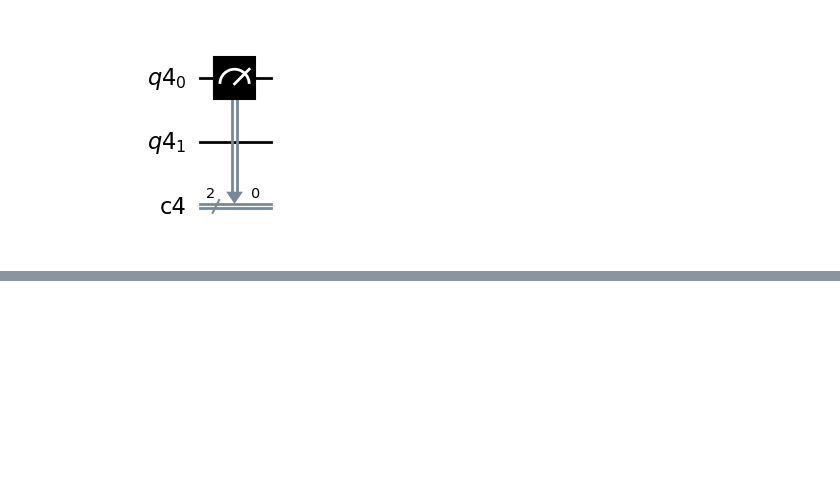
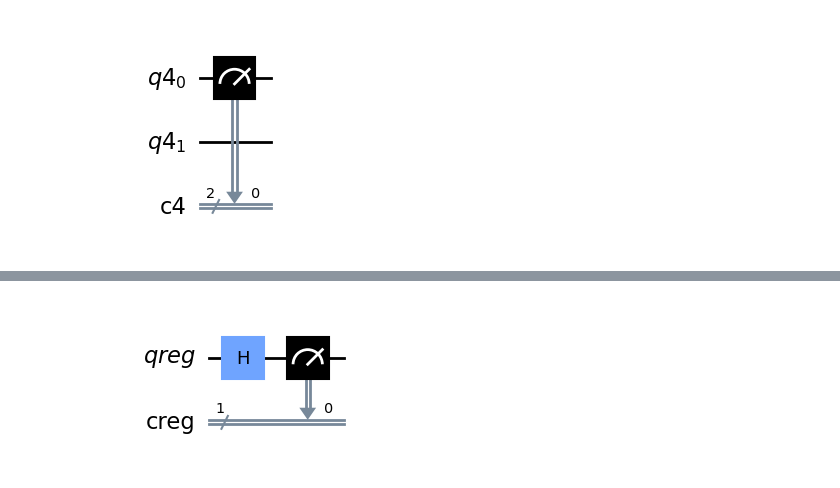
Before and after one commit to JoulesCH/computacion-cuantica, a Jupyter notebook: Charla-CIC Computación Cuántica.ipynb, the cells around one changed output, grey strips where cells are left out. Saved outputs shown, nothing was run; the diff lists cells and outputs as text; code cells hidden in the pictures; blank space fills up the shorter version.

```diff
--- a/Charla-CIC Computación Cuántica.ipynb
+++ b/Charla-CIC Computación Cuántica.ipynb
@@ -826,0 +906,24 @@ Cuando creamos un qubit, y lo medimos, el resultado se almacena en un bit clási
+# %%
+# importamos todos los objetos y métodos necesarios para un circuito cuántico
+from qiskit import QuantumRegister, ClassicalRegister, QuantumCircuit, execute, Aer
+
+# definimos un regitro de un solo qubit
+q =  QuantumRegister(1,"qreg")
+
+# definimos un registro con un solo bit cuántico
+# guarda la medición resultante de la parte cuántica
+c = ClassicalRegister(1,"creg")
+
+# definimos un circuito cuántico
+qc = QuantumCircuit(q,c)
+
+# applicamos la h-gate (Hadamard: lanzamiento de la moneda cuántica) al primer qubit
+qc.h(q[0])
+
+# medimos el primer qubit llevandolo al colapso y lo guardamos en el bit clásico
+qc.measure(q,c)
+
+# dibujamos el sistema con ayuda de matplotlib
+qc.draw(output='mpl')
+# %% [output]
+[figure, added]
```
Also changed, not shown: parts of 12 cells of this notebook.
